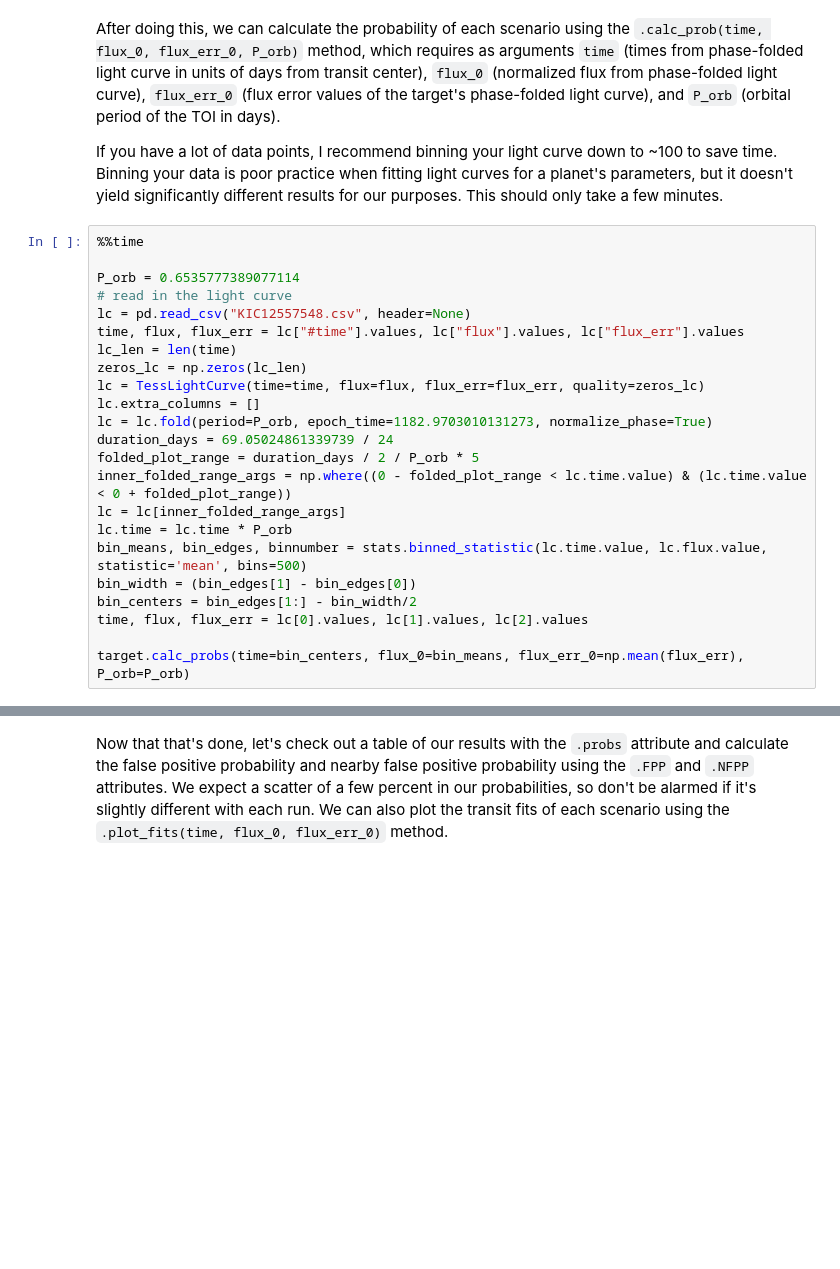
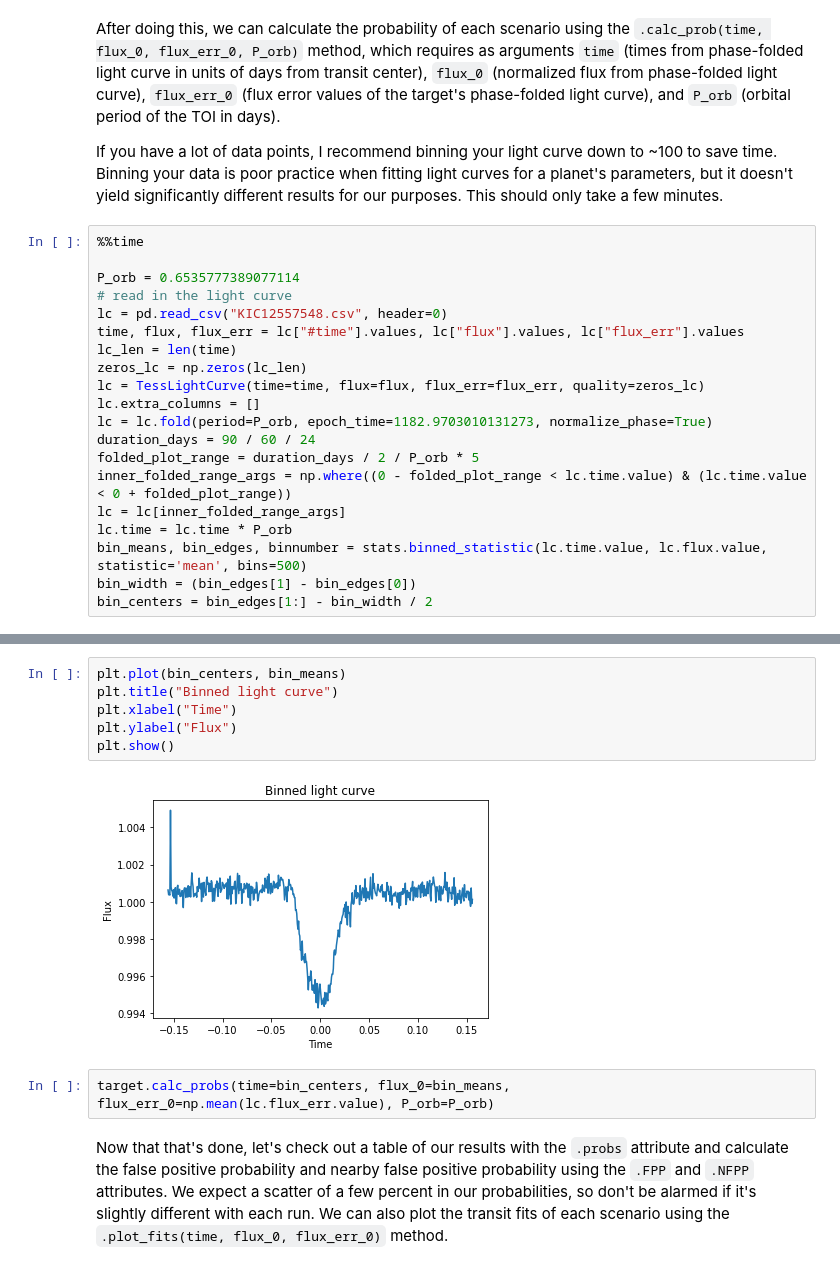
Before and after one commit to stevengiacalone/triceratops, a Jupyter notebook: examples/kepler_example.ipynb, the cells around one changed output, grey strips where cells are left out. Drawn from its saved outputs; the diff is of its cells as text; blank space fills up the shorter version.

```diff
--- a/examples/kepler_example.ipynb
+++ b/examples/kepler_example.ipynb
@@ -98,22 +91,19 @@ If you have a lot of data points, I recommend binning your light curve down to ~
 
 P_orb = 0.6535777389077114
 # read in the light curve
-lc = pd.read_csv("KIC12557548.csv", header=None)
+lc = pd.read_csv("KIC12557548.csv", header=0)
 time, flux, flux_err = lc["#time"].values, lc["flux"].values, lc["flux_err"].values
 lc_len = len(time)
 zeros_lc = np.zeros(lc_len)
 lc = TessLightCurve(time=time, flux=flux, flux_err=flux_err, quality=zeros_lc)
 lc.extra_columns = []
 lc = lc.fold(period=P_orb, epoch_time=1182.9703010131273, normalize_phase=True)
-duration_days = 69.05024861339739 / 24
+duration_days = 90 / 60 / 24
 folded_plot_range = duration_days / 2 / P_orb * 5
 inner_folded_range_args = np.where((0 - folded_plot_range < lc.time.value) & (lc.time.value < 0 + folded_plot_range))
 lc = lc[inner_folded_range_args]
 lc.time = lc.time * P_orb
 bin_means, bin_edges, binnumber = stats.binned_statistic(lc.time.value, lc.flux.value, statistic='mean', bins=500)
 bin_width = (bin_edges[1] - bin_edges[0])
-bin_centers = bin_edges[1:] - bin_width/2
-time, flux, flux_err = lc[0].values, lc[1].values, lc[2].values
-
-target.calc_probs(time=bin_centers, flux_0=bin_means, flux_err_0=np.mean(flux_err), P_orb=P_orb)
+bin_centers = bin_edges[1:] - bin_width / 2
 # %% [output]
@@ -128,3 +112,13 @@ Wall time: 5min 27s
+# %%
+plt.plot(bin_centers, bin_means)
+plt.title("Binned light curve")
+plt.xlabel("Time")
+plt.ylabel("Flux")
+plt.show()
+# %% [output]
+[figure, added]
+# %%
+target.calc_probs(time=bin_centers, flux_0=bin_means, flux_err_0=np.mean(lc.flux_err.value), P_orb=P_orb)
 # %% [markdown]
 Now that that's done, let's check out a table of our results with the `.probs` attribute and calculate the false positive probability and nearby false positive probability using the `.FPP`  and `.NFPP` attributes. We expect a scatter of a few percent in our probabilities, so don't be alarmed if it's slightly different with each run. We can also plot the transit fits of each scenario using the `.plot_fits(time, flux_0, flux_err_0)` method.
 # %%
```
Also changed, not shown: parts of 9 cells of this notebook.
